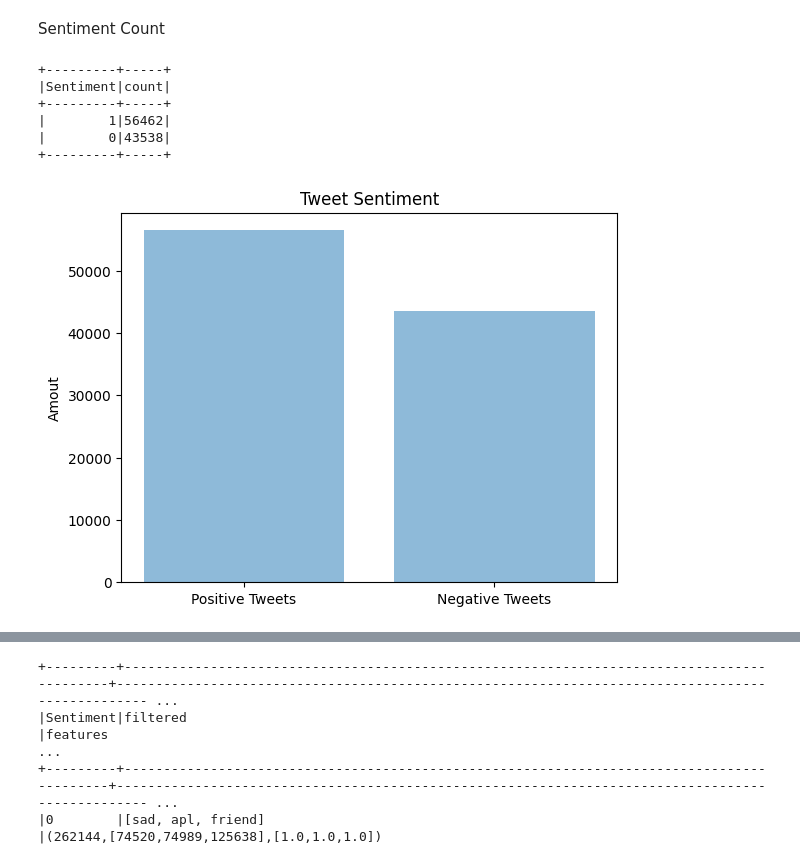
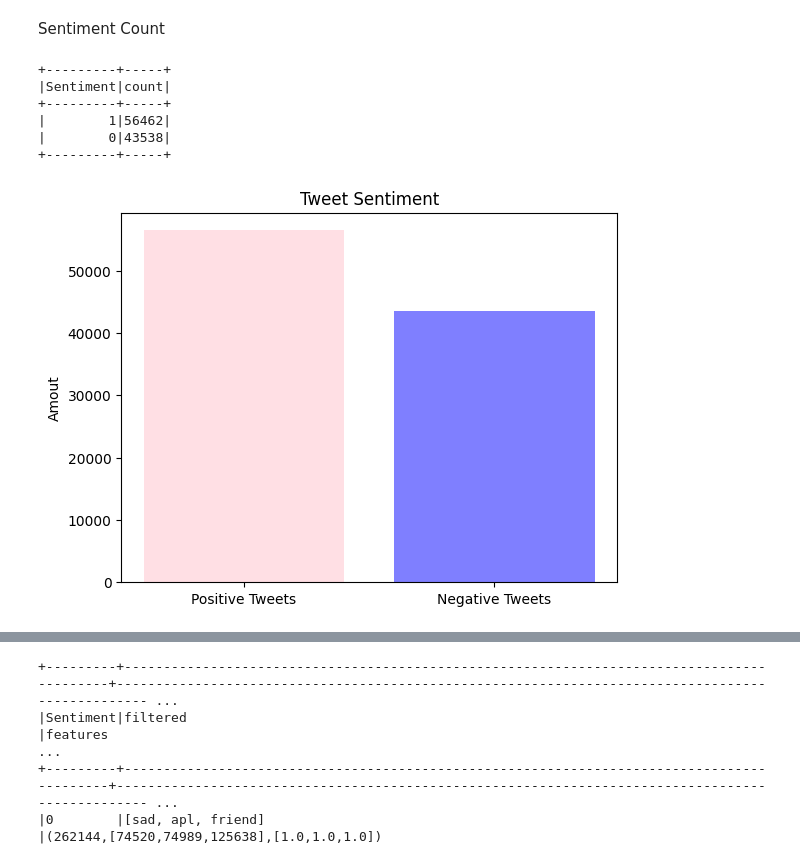
Before and after one commit to DavidRiemer02/DataMiningProj, a Jupyter notebook: DataMiningProj.ipynb, the cells around one changed output, grey strips where cells are left out. Cells and saved outputs as stored; diff of their text form; code cells hidden in the pictures.

```diff
--- a/DataMiningProj.ipynb
+++ b/DataMiningProj.ipynb
@@ -69,23 +69,23 @@ Sentiment Count
 # %%
 # get the count of each sentiment
 train.groupBy("Sentiment").count().orderBy(col("count").desc()).show()
 
 noPosTweets = train.groupBy("Sentiment").count().orderBy(col("count").desc()).collect()[0][1]
 noNegTweets = train.groupBy("Sentiment").count().orderBy(col("count").desc()).collect()[1][1]
 
 objects = ('Positive Tweets', 'Negative Tweets')
 y_pos=(np.arange(len(objects)))
 performance = (noPosTweets, noNegTweets)
-plt.bar(objects, performance, align='center', alpha=0.5)
+plt.bar(objects, performance, align='center', alpha=0.5, color=['pink', 'blue'])
 plt.xticks(y_pos, objects)
 plt.ylabel('Amout')
 plt.title('Tweet Sentiment')
 plt.show()
 # %% [output]
 +---------+-----+
 |Sentiment|count|
 +---------+-----+
 |        1|56462|
 |        0|43538|
 +---------+-----+
-[figure, old version]
+[figure, new version]
```
Also changed, not shown: parts of 11 cells of this notebook, 4 other files.
